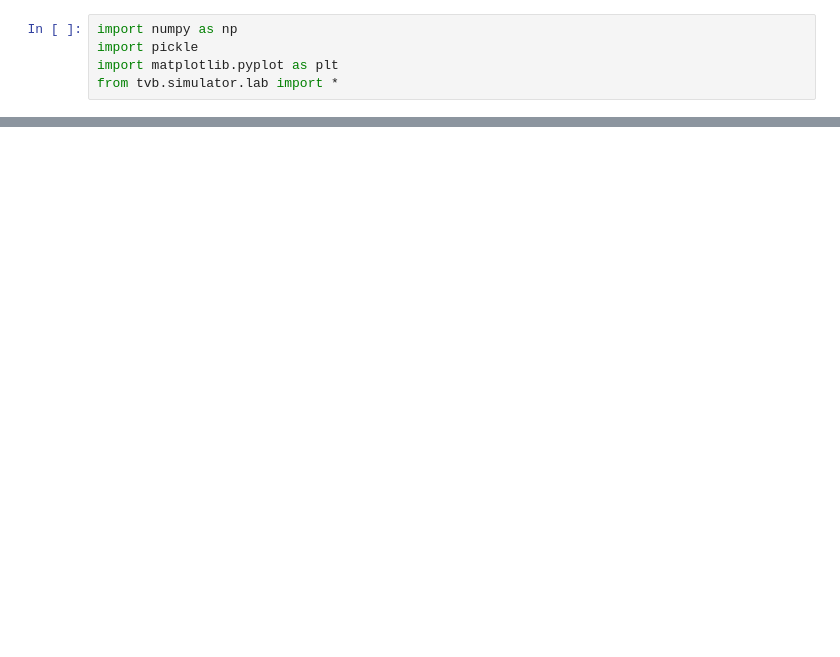
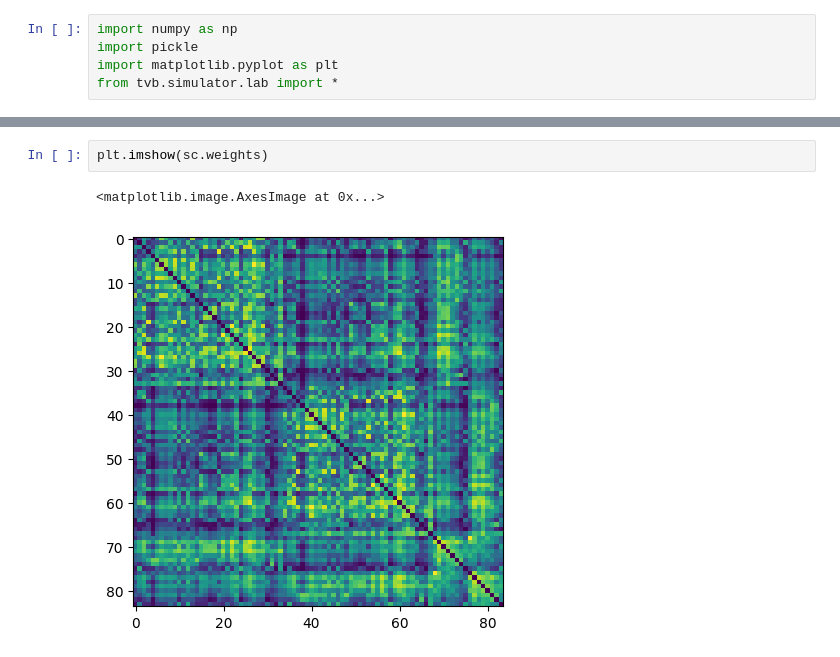
Before and after one commit to daviddaubner42/nmdare-simulations, a Jupyter notebook: DK_SC/sc_prep.ipynb, the cells around one changed output, grey strips where cells are left out. Drawn from its saved outputs; the diff is of its cells as text; blank space fills up the shorter version.

```diff
--- a/DK_SC/sc_prep.ipynb
+++ b/DK_SC/sc_prep.ipynb
@@ -27,0 +74,5 @@ plt.imshow(weights, vmin=0, vmax=1)
+# %%
+plt.imshow(sc.weights)
+# %% [output]
+<matplotlib.image.AxesImage at 0x...>
+[figure, added]
```
Also changed, not shown: parts of 3 cells of this notebook, 3 other files.
